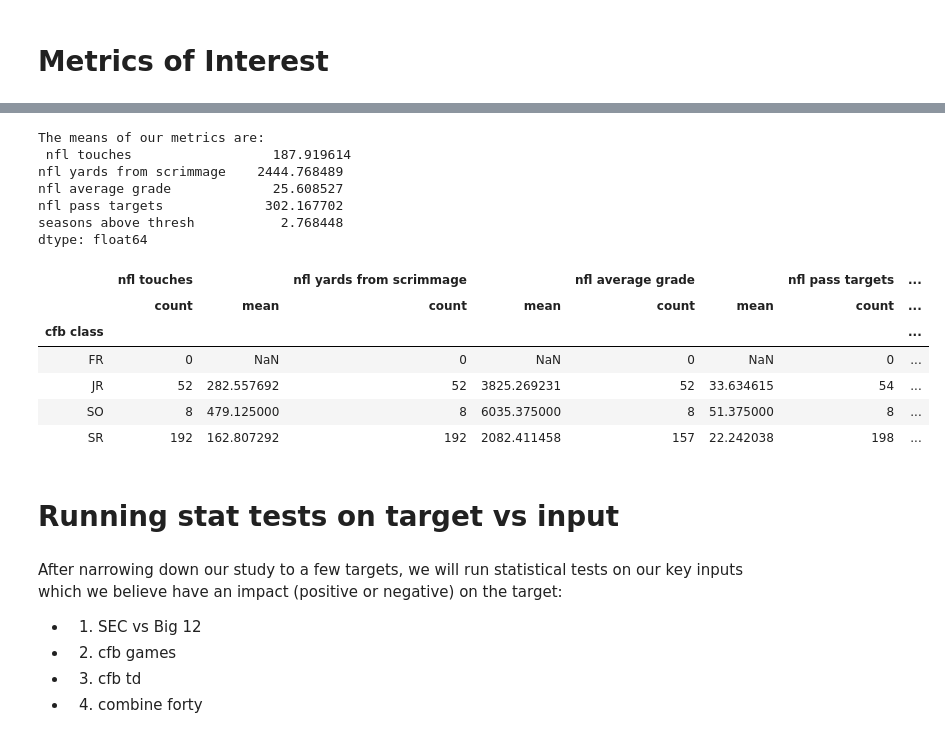
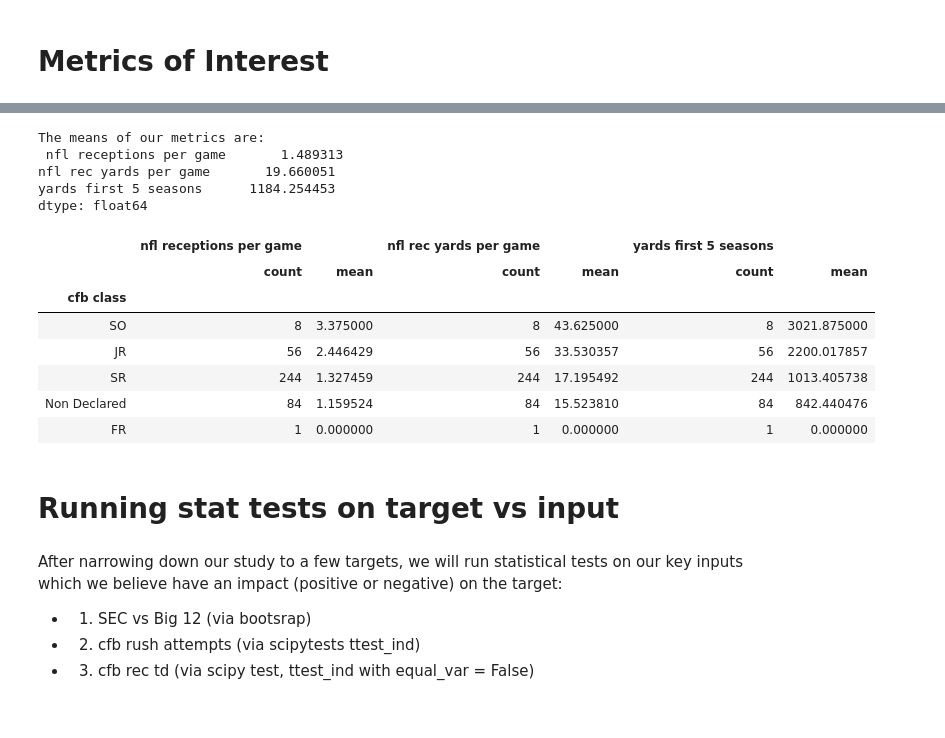
Before and after one commit to adriensaremi/Springboard, a Jupyter notebook: Capstone_1/Statistical Data Analysis.ipynb, the cells around one changed output, grey strips where cells are left out. Saved outputs shown, nothing was run; the diff lists cells and outputs as text; code cells hidden in the pictures.

```diff
--- a/Capstone_1/Statistical Data Analysis.ipynb
+++ b/Capstone_1/Statistical Data Analysis.ipynb
@@ -15,3 +11,10 @@ columns_nonnum = ['cfb conference','cfb class']
+# %%
+tdc = pd.read_csv('data_sets/wr_tdc_new.csv')
+
+tdc['cfb conference'] = tdc['cfb conference'].fillna('Other')
+tdc['cfb class'] = tdc['cfb class'].fillna('Non Declared')
+
+#tdc = tdc.fillna(0)
 # %%
 columns_floats = list(range(13,21)) +list(range(26,53)) +list(range(60,73)) +list(range(75,83)) + [85,92,93]
 tdc_floats = tdc.iloc[:,columns_floats]
@@ -35 +51,3 @@ possible_targets = ['nfl touches','nfl yards from scrimmage',
+# %%
+possible_targets = ['nfl receptions per game', 'nfl rec yards per game', 'yards first 5 seasons']
 # %%
@@ -77,27 +108,25 @@ plt.show()
 # %%
 print('The means of our metrics are:\n',tdc[possible_targets].mean())
 
-display(tdc.groupby(['cfb class'])[possible_targets].agg(['count','mean']))
+display(tdc.groupby(['cfb class'])[possible_targets].agg(['count','mean']).sort_values(by = (possible_targets[0],'mean'), ascending = False))
 # %% [output]
 The means of our metrics are:
- nfl touches                  187.919614
-nfl yards from scrimmage    2444.768489
-nfl average grade             25.608527
-nfl pass targets             302.167702
-seasons above thresh           2.768448
+ nfl receptions per game       1.489313
+nfl rec yards per game       19.660051
+yards first 5 seasons      1184.254453
 dtype: float64
-|  | nfl touches |  | nfl yards from scrimmage |  | nfl average grade |  | nfl pass targets | ... |
-|  | count | mean | count | mean | count | mean | count | ... |
-| cfb class |  |  |  |  |  |  |  | ... |
-| FR | 0 | NaN | 0 | NaN | 0 | NaN | 0 | ... |
-| JR | 52 | 282.557692 | 52 | 3825.269231 | 52 | 33.634615 | 54 | ... |
-| SO | 8 | 479.125000 | 8 | 6035.375000 | 8 | 51.375000 | 8 | ... |
-| SR | 192 | 162.807292 | 192 | 2082.411458 | 157 | 22.242038 | 198 | ... |
+|  | nfl receptions per game |  | nfl rec yards per game |  | yards first 5 seasons |  |
+|  | count | mean | count | mean | count | mean |
+| cfb class |  |  |  |  |  |  |
+| SO | 8 | 3.375000 | 8 | 43.625000 | 8 | 3021.875000 |
+| JR | 56 | 2.446429 | 56 | 33.530357 | 56 | 2200.017857 |
+| SR | 244 | 1.327459 | 244 | 17.195492 | 244 | 1013.405738 |
+| Non Declared | 84 | 1.159524 | 84 | 15.523810 | 84 | 842.440476 |
+| FR | 1 | 0.000000 | 1 | 0.000000 | 1 | 0.000000 |
 # %% [markdown]
 # Running stat tests on target vs input
 # %% [markdown]
 After narrowing down our study to a few targets, we will run statistical tests on our key inputs which we believe have an impact (positive or negative) on the target:
-- 1) SEC vs Big 12
-- 2) cfb games
-- 3) cfb td
-- 4) combine forty
+- 1) SEC vs Big 12 (via bootsrap)
+- 2) cfb rush attempts (via scipytests ttest_ind)
+- 3) cfb rec td (via scipy test, ttest_ind with equal_var = False)
```
Also changed, not shown: parts of 31 cells of this notebook, 4 other files.
